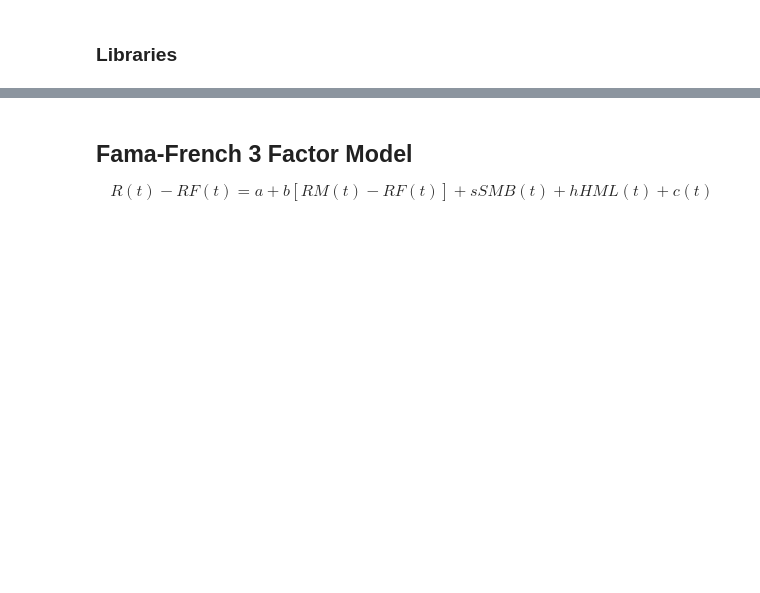
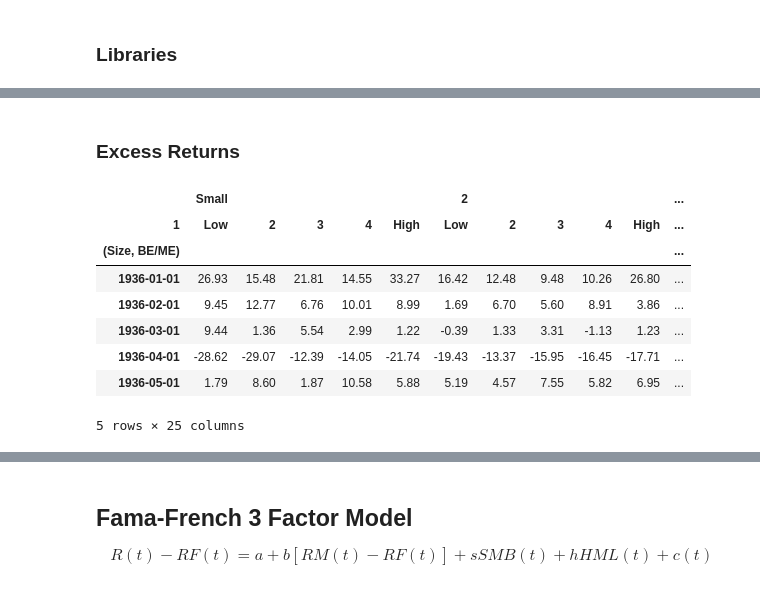
Before and after one commit to Hemasrikar/Financial-Statistics-and-Econometrics, a Jupyter notebook: asset_pricing_tests.ipynb, the cells around one changed output, grey strips where cells are left out. Drawn from its saved outputs; the diff is of its cells as text; code cells hidden in the pictures; blank space fills up the shorter version.

Commit message:
Done: with original Fama-Macbeth

```diff
--- a/asset_pricing_tests.ipynb
+++ b/asset_pricing_tests.ipynb
@@ -34,11 +54,11 @@ df.head()
 # %%
-factors = pd.read_excel("data/Data_FE.xlsx", sheet_name="Fama-French factors")
+FF_factors = pd.read_excel("data/Data_FE.xlsx", sheet_name="Fama-French factors")
 
 # Convert Date column to Year-Month
-date_col = factors.columns[0]
+date_col = FF_factors.columns[0]
 
-factors[date_col] = pd.to_datetime(factors[date_col].astype(int), format="%Y%m")
-factors = factors.set_index(factors.columns[0])
-factors = factors.apply(pd.to_numeric)
+FF_factors[date_col] = pd.to_datetime(FF_factors[date_col].astype(int), format="%Y%m")
+FF_factors = FF_factors.set_index(FF_factors.columns[0])
+FF_factors = FF_factors.apply(pd.to_numeric)
 
-factors.head()
+FF_factors.head()
@@ -45,7 +94,19 @@ factors.head()
+# %% [markdown]
+### Excess Returns
 # %%
-target_df = df.copy()
+excess_returns = df.copy()
 
-factors = factors.reindex(target_df.index)
+FF_factors = FF_factors.reindex(excess_returns.index)
 
-target_df = target_df.sub(factors["RF"], axis=0)
-target_df.head()
+excess_returns = excess_returns.sub(FF_factors["RF"], axis=0)
+excess_returns.head()
+# %% [output]
+|  | Small |  |  |  |  | 2 |  |  |  |  | ... |
+| 1 | Low | 2 | 3 | 4 | High | Low | 2 | 3 | 4 | High | ... |
+| (Size, BE/ME) |  |  |  |  |  |  |  |  |  |  | ... |
+| 1936-01-01 | 26.93 | 15.48 | 21.81 | 14.55 | 33.27 | 16.42 | 12.48 | 9.48 | 10.26 | 26.80 | ... |
+| 1936-02-01 | 9.45 | 12.77 | 6.76 | 10.01 | 8.99 | 1.69 | 6.70 | 5.60 | 8.91 | 3.86 | ... |
+| 1936-03-01 | 9.44 | 1.36 | 5.54 | 2.99 | 1.22 | -0.39 | 1.33 | 3.31 | -1.13 | 1.23 | ... |
+| 1936-04-01 | -28.62 | -29.07 | -12.39 | -14.05 | -21.74 | -19.43 | -13.37 | -15.95 | -16.45 | -17.71 | ... |
+| 1936-05-01 | 1.79 | 8.60 | 1.87 | 10.58 | 5.88 | 5.19 | 4.57 | 7.55 | 5.82 | 6.95 | ... |
+5 rows × 25 columns
```
Also changed, not shown: parts of 23 cells of this notebook.
